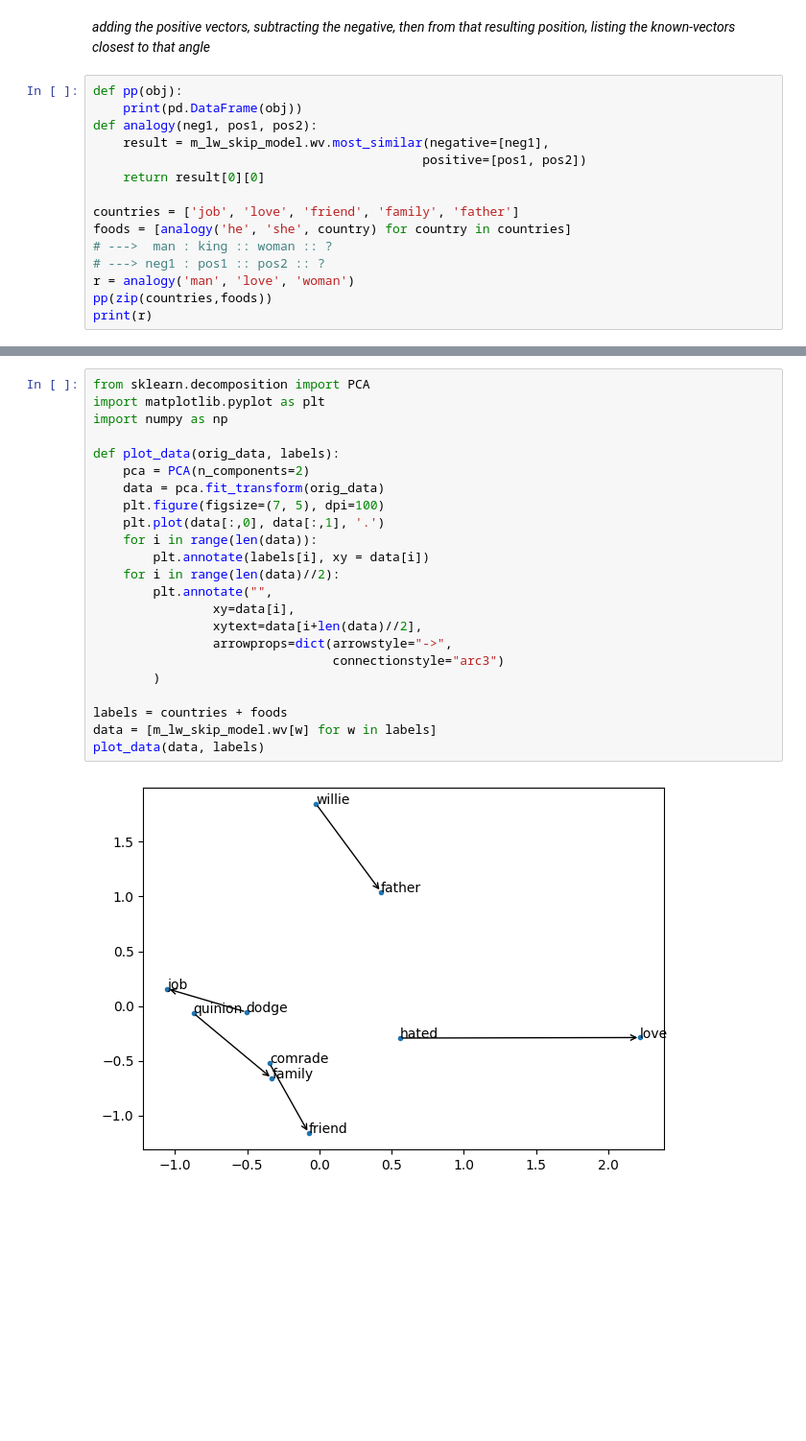
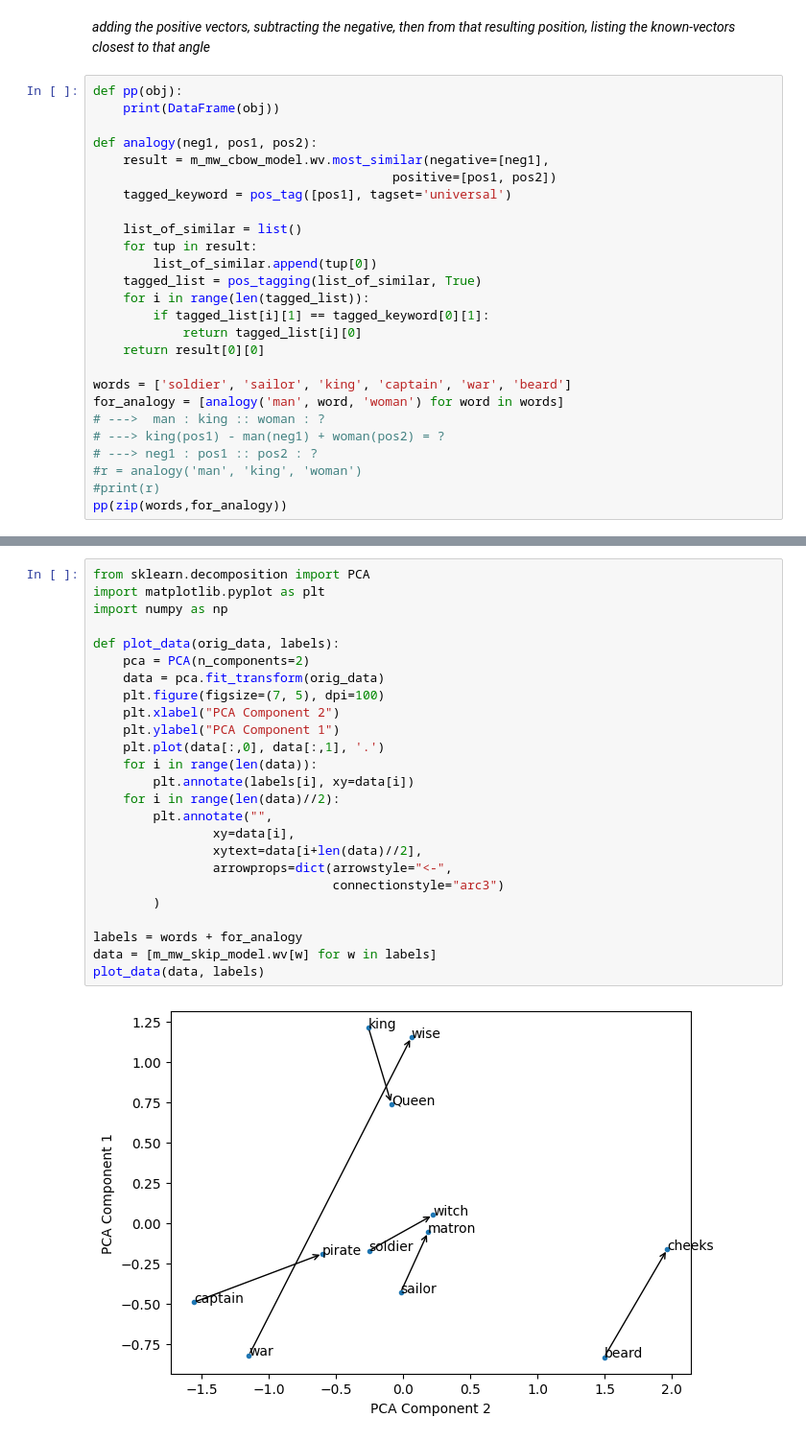
Before and after one commit to gobbykid/corpora_analytics, a Jupyter notebook: w2v_model.ipynb, the cells around one changed output, grey strips where cells are left out. Shown at 96% size. Saved outputs shown, nothing was run; the diff lists cells and outputs as text; blank space fills up the shorter version.

Commit message:
Fixed some problem on w2v models

```diff
--- a/w2v_model.ipynb
+++ b/w2v_model.ipynb
@@ -450,17 +500,28 @@ m_lw_skip_model.wv.most_similar("home")
 <i>adding the positive vectors, subtracting the negative, then from that resulting position, listing the known-vectors closest to that angle</i>
 # %%
 def pp(obj):
-    print(pd.DataFrame(obj))
+    print(DataFrame(obj))
+
 def analogy(neg1, pos1, pos2):
-    result = m_lw_skip_model.wv.most_similar(negative=[neg1],
-                                            positive=[pos1, pos2])
+    result = m_mw_cbow_model.wv.most_similar(negative=[neg1],
+                                        positive=[pos1, pos2])
+    tagged_keyword = pos_tag([pos1], tagset='universal')
+
+    list_of_similar = list()
+    for tup in result:
+        list_of_similar.append(tup[0])
+    tagged_list = pos_tagging(list_of_similar, True)
+    for i in range(len(tagged_list)):
+        if tagged_list[i][1] == tagged_keyword[0][1]:
+            return tagged_list[i][0]
     return result[0][0]
 
-countries = ['job', 'love', 'friend', 'family', 'father']
-foods = [analogy('he', 'she', country) for country in countries]
-# --->  man : king :: woman :: ?
-# ---> neg1 : pos1 :: pos2 :: ?
-r = analogy('man', 'love', 'woman')
-pp(zip(countries,foods))
-print(r)
+words = ['soldier', 'sailor', 'king', 'captain', 'war', 'beard']
+for_analogy = [analogy('man', word, 'woman') for word in words]
+# --->  man : king :: woman : ?
+# ---> king(pos1) - man(neg1) + woman(pos2) = ?
+# ---> neg1 : pos1 :: pos2 : ?
+#r = analogy('man', 'king', 'woman')
+#print(r)
+pp(zip(words,for_analogy))
 # %% [output]
@@ -474,25 +535,27 @@ herself
 # %%
 from sklearn.decomposition import PCA
 import matplotlib.pyplot as plt
 import numpy as np
 
 def plot_data(orig_data, labels):
     pca = PCA(n_components=2)
     data = pca.fit_transform(orig_data)
     plt.figure(figsize=(7, 5), dpi=100)
+    plt.xlabel("PCA Component 2")
+    plt.ylabel("PCA Component 1")
     plt.plot(data[:,0], data[:,1], '.')
     for i in range(len(data)):
-        plt.annotate(labels[i], xy = data[i])
+        plt.annotate(labels[i], xy=data[i])
     for i in range(len(data)//2):
         plt.annotate("",
                 xy=data[i],
                 xytext=data[i+len(data)//2],
-                arrowprops=dict(arrowstyle="->",
+                arrowprops=dict(arrowstyle="<-",
                                 connectionstyle="arc3")
         )
 
-labels = countries + foods
-data = [m_lw_skip_model.wv[w] for w in labels]
+labels = words + for_analogy
+data = [m_mw_skip_model.wv[w] for w in labels]
 plot_data(data, labels)
 # %% [output]
-[figure, old version]
+[figure, new version]
```
Also changed, not shown: parts of 59 cells of this notebook, 3 other files.
